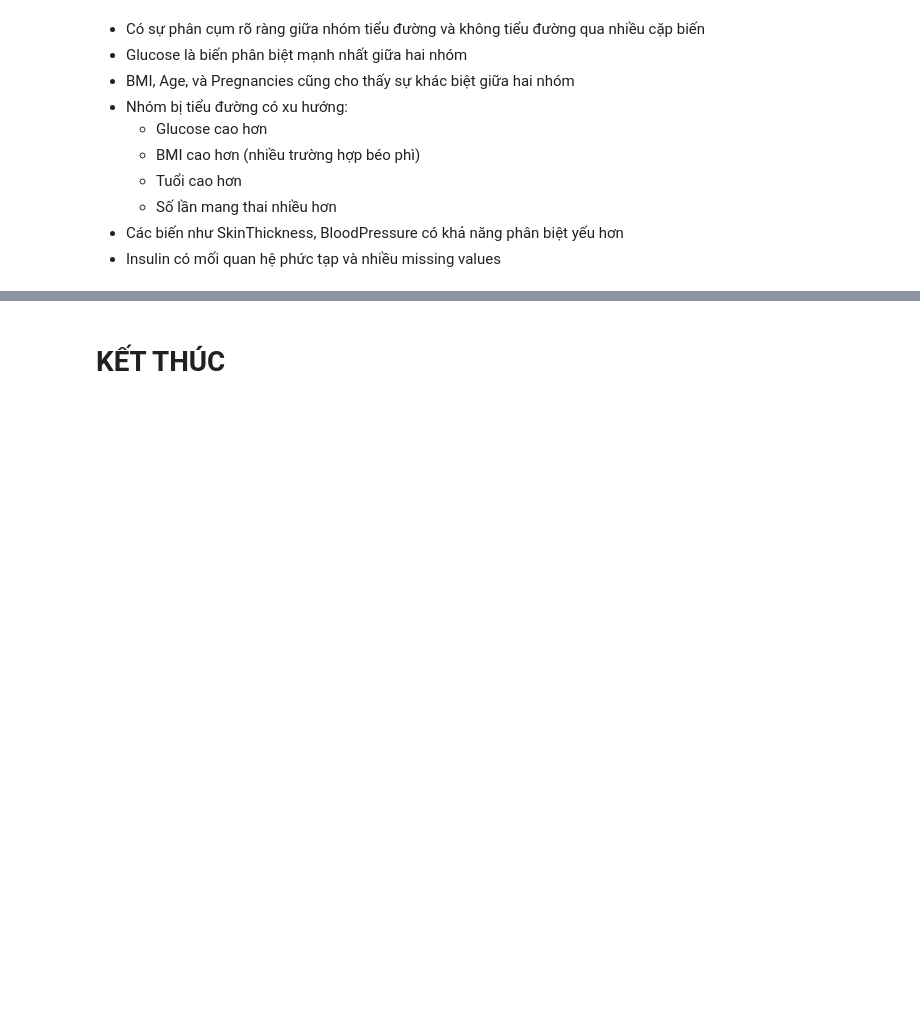
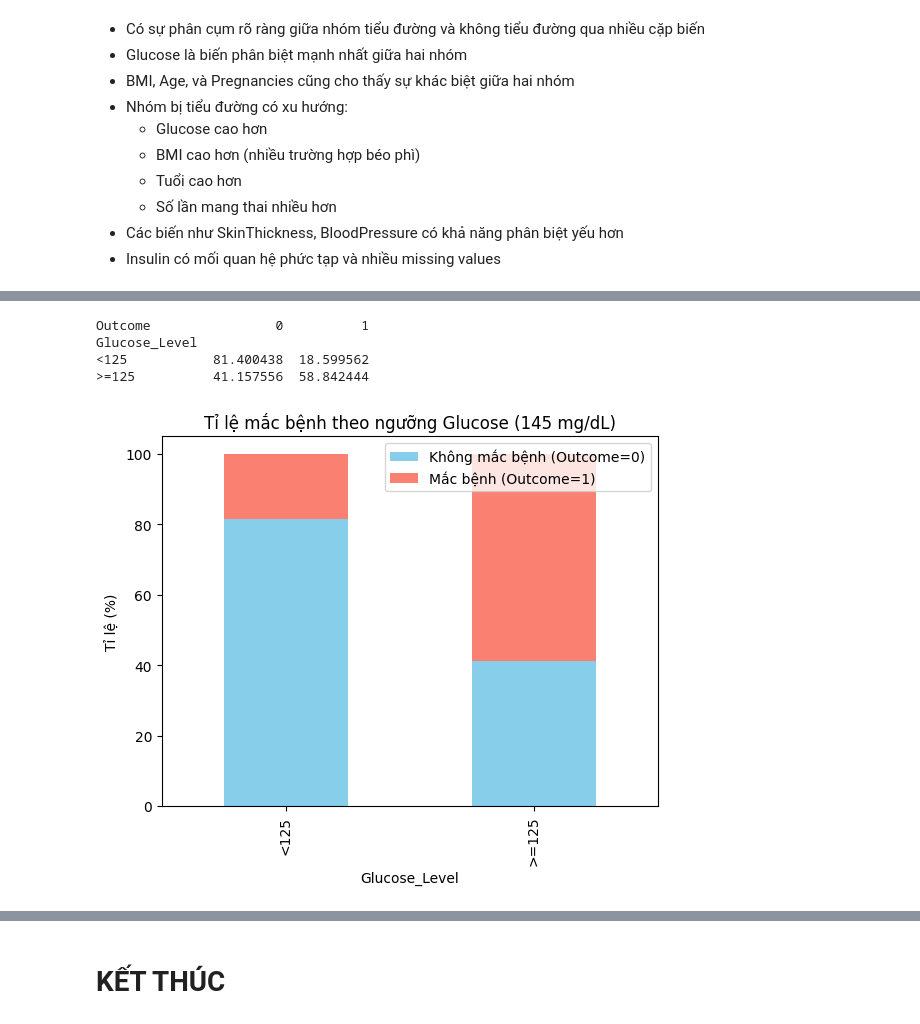
Before and after one commit to kvan185/demo_data_analytics, a Jupyter notebook: lesson3/Lab3.ipynb, the cells around one changed output, grey strips where cells are left out. Cells and saved outputs as stored; diff of their text form; code cells hidden in the pictures; blank space fills up the shorter version.

```diff
--- a/lesson3/Lab3.ipynb
+++ b/lesson3/Lab3.ipynb
@@ -252,0 +291,20 @@ sns.pairplot(df,hue="Outcome")
+# %%
+# tính tỉ lệ mắc bệnh & không mắc bệnh theo ngưỡng phân biệt
+df["Glucose_Level"] = df["Glucose"].apply(lambda x: ">=125" if x >= 125 else "<125")
+
+# Đếm số lượng Outcome trong mỗi nhóm
+count_data = pd.crosstab(df["Glucose_Level"], df["Outcome"], normalize="index") * 100
+print(count_data)  # để xem bảng %
+
+# Vẽ stacked barplot
+count_data.plot(kind="bar", stacked=True, color=["skyblue", "salmon"])
+plt.ylabel("Tỉ lệ (%)")
+plt.title("Tỉ lệ mắc bệnh theo ngưỡng Glucose (145 mg/dL)")
+plt.legend(["Không mắc bệnh (Outcome=0)", "Mắc bệnh (Outcome=1)"])
+plt.show()
+# %% [output]
+Outcome                0          1
+Glucose_Level
+<125           81.400438  18.599562
+>=125          41.157556  58.842444
+[figure, added]
```
Also changed, not shown: parts of 13 cells of this notebook, 4 other files.
